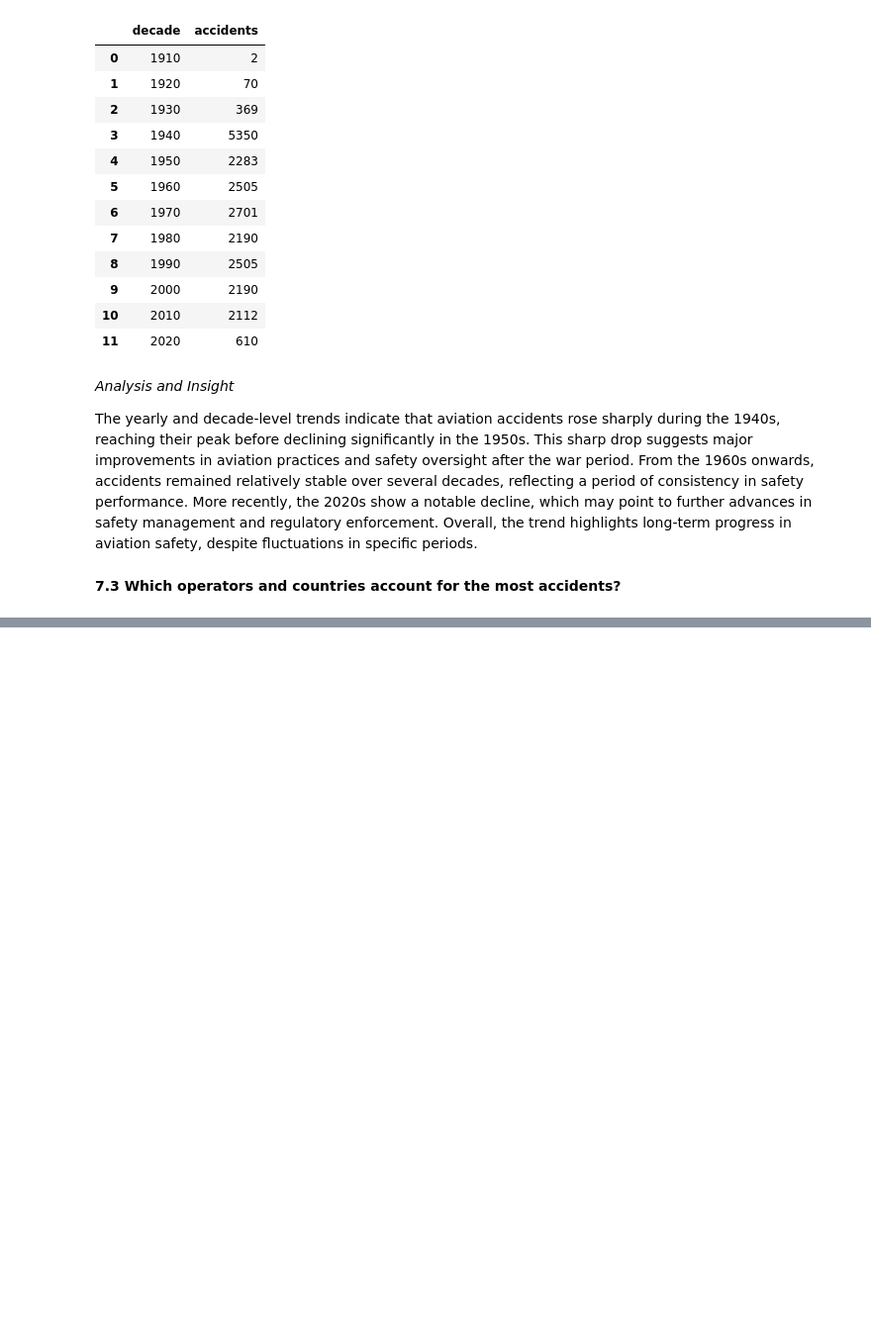
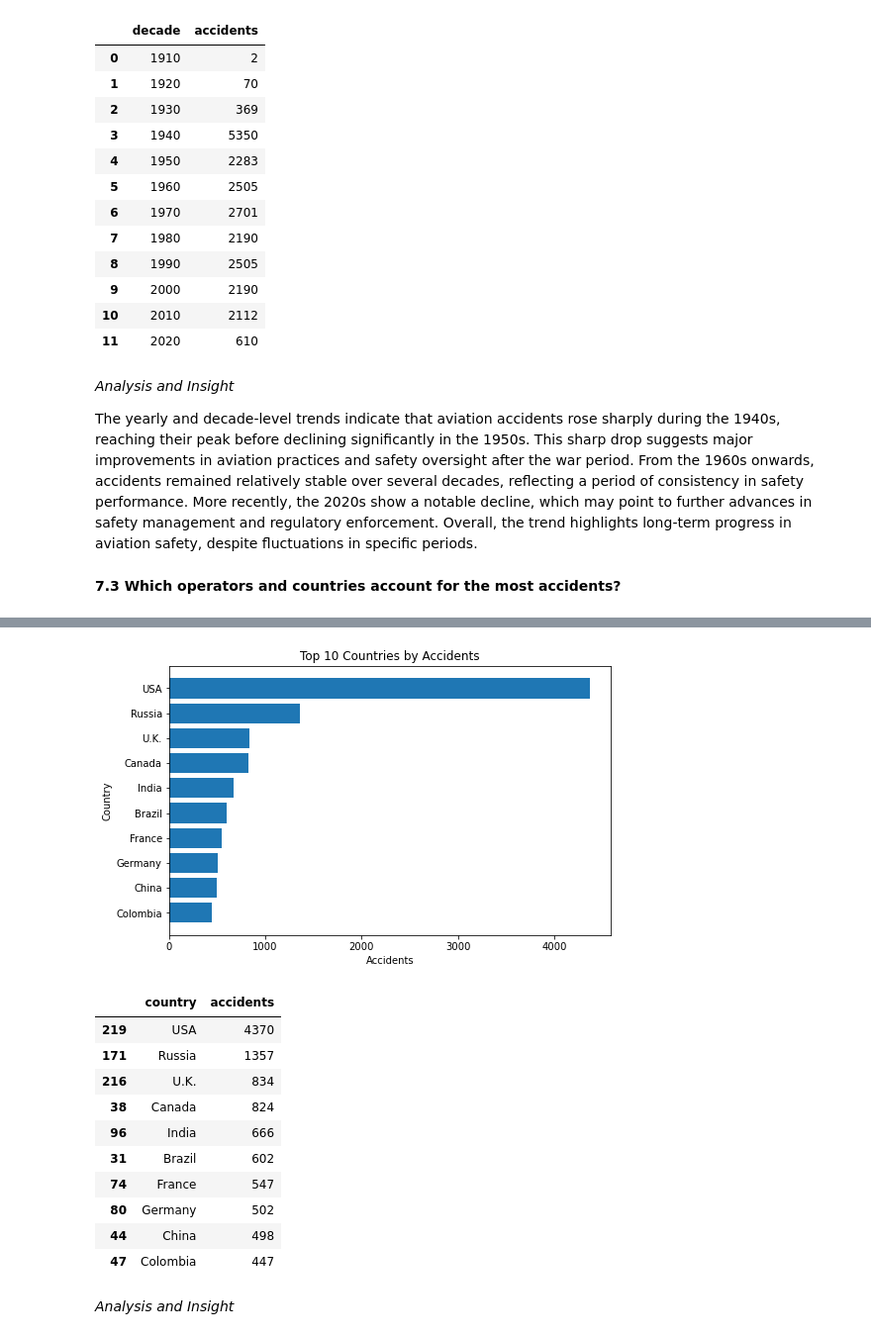
Before and after one commit to fredrickochieng-cell/Phase-1-Project-, a Jupyter notebook: dsc_project(phase1).ipynb, the cells around one changed output, grey strips where cells are left out. Shown at 99% size. Cells and saved outputs as stored; diff of their text form; code cells hidden in the pictures; blank space fills up the shorter version.

```diff
--- a/dsc_project(phase1).ipynb
+++ b/dsc_project(phase1).ipynb
@@ -573,0 +607,36 @@ The yearly and decade-level trends indicate that aviation accidents rose sharply
+# %%
+##7.3.2 Top 10 Countries by Accidents
+#This chart highlights the countries with the highest number of accidents recorded in the dataset.
+top_countries = (
+    df_clean.groupby('country')
+      .size()
+      .reset_index(name='accidents')
+      .sort_values('accidents', ascending=False)
+      .head(10)
+)
+
+# Plot
+plt.figure(figsize=(8,5))
+plt.barh(top_countries['country'][::-1], top_countries['accidents'][::-1])
+plt.title('Top 10 Countries by Accidents')
+plt.xlabel('Accidents')
+plt.ylabel('Country')
+plt.show()
+
+# Quick table
+top_countries
+# %% [output]
+[figure, added]
+|  | country | accidents |
+| 219 | USA | 4370 |
+| 171 | Russia | 1357 |
+| 216 | U.K. | 834 |
+| 38 | Canada | 824 |
+| 96 | India | 666 |
+| 31 | Brazil | 602 |
+| 74 | France | 547 |
+| 80 | Germany | 502 |
+| 44 | China | 498 |
+| 47 | Colombia | 447 |
+# %% [markdown]
+*Analysis and Insight*
```
Also changed, not shown: parts of 1 cell of this notebook.
